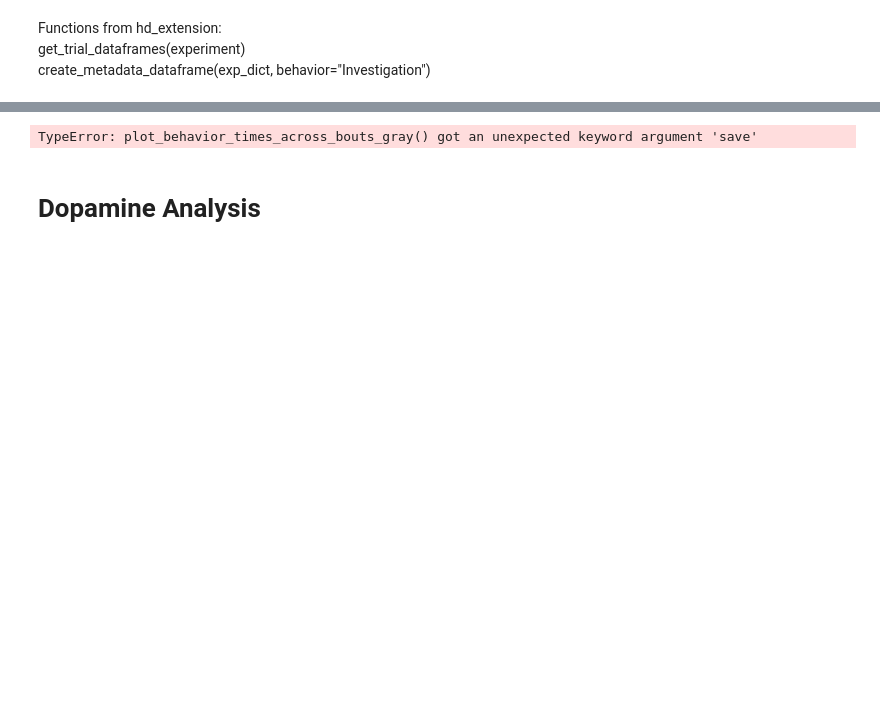
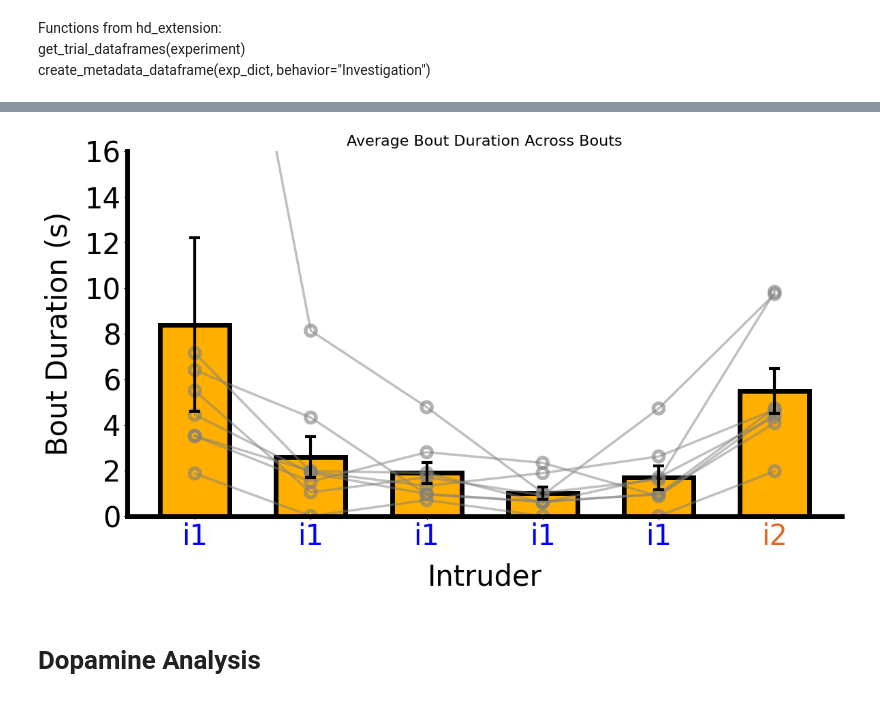
Before and after one commit to padillacoreanolab/Fiber_Photometry, a Jupyter notebook: Hab_Dishab/hd_analysis.ipynb, the cells around one changed output, grey strips where cells are left out. Cells and saved outputs as stored; diff of their text form; code cells hidden in the pictures; blank space fills up the shorter version.

```diff
--- a/Hab_Dishab/hd_analysis.ipynb
+++ b/Hab_Dishab/hd_analysis.ipynb
@@ -81,24 +121,24 @@ plot_behavior_times_across_bouts_gray(
 # %%
 # Average Bout Duration Across Bouts
 plot_behavior_times_across_bouts_gray(
     metadata_df=metadata_df,
     y_col="Average Bout Duration",
     behavior="Investigation",
     title="Average Bout Duration Across Bouts",
     xlabel="Intruder",
     ylabel="Bout Duration (s)",
     custom_xtick_labels=["i1", "i1", "i1", "i1", "i1", "i2"],
     custom_xtick_colors=["blue", "blue", "blue", "blue", "blue", "#E06928"],
-    ylim=(0, 10),
+    ylim=(0, 15),
     bar_color=brain_region,
-    yticks_increment=1,
+    yticks_increment=2,
     figsize=(12,7),
     pad_inches=0.1,
-    save=True,
-    save_name=r"Hab_Dishab\Hab_Dishab_Plots\Behavior_Timing_Plots\NAc_Average_Bout_Duration_Across_Bouts.png"
+    save=False,
+    save_name=r"Hab_Dishab_Plots\Timing_Plots\NAc_C3_Average_Bout_Duration_Across_Bouts.png"
 )
 # %% [output]
-TypeError: plot_behavior_times_across_bouts_gray() got an unexpected keyword argument 'save'
+[figure, added]
 # %% [markdown]
 # Dopamine Analysis
 # %% [markdown]
```
Also changed, not shown: parts of 16 cells of this notebook, 19 other files.
